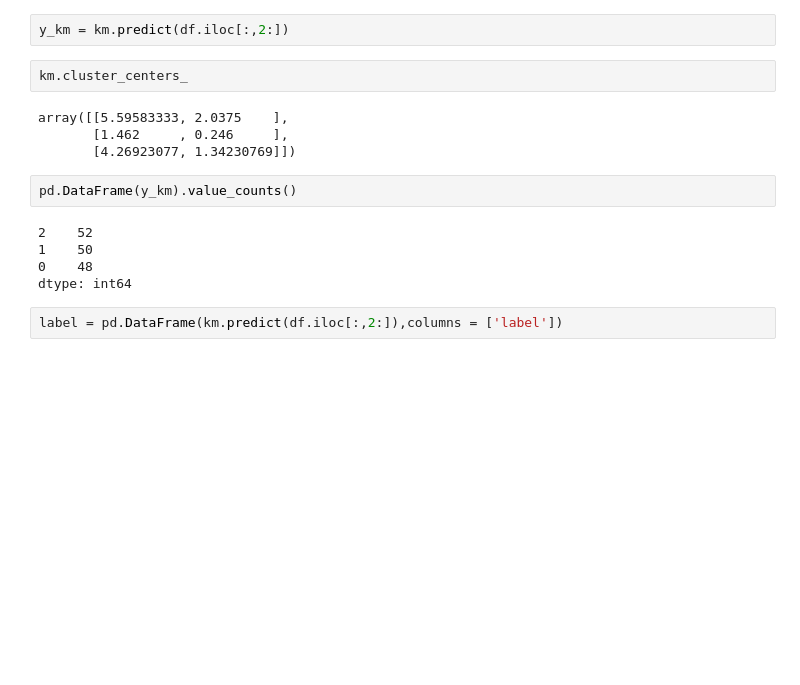
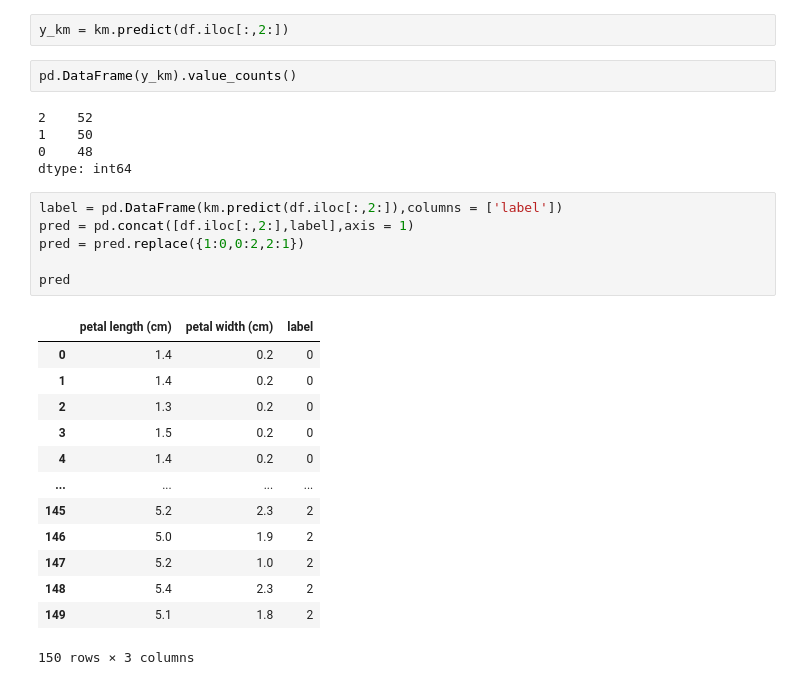
Before and after one commit to yaaqbp/simple_ml_projects, a Jupyter notebook: clustering/clustering.ipynb, the cells around one changed output. Cells and saved outputs as stored; diff of their text form; blank space fills up the shorter version.

```diff
--- a/clustering/clustering.ipynb
+++ b/clustering/clustering.ipynb
@@ -56,12 +56,6 @@ df.iloc[:,2:]
 km = KMeans(n_clusters=3, max_iter=100).fit(df.iloc[:,2:])
 # %%
 y_km = km.predict(df.iloc[:,2:])
-# %%
-km.cluster_centers_
-# %% [output]
-array([[5.59583333, 2.0375    ],
-       [1.462     , 0.246     ],
-       [4.26923077, 1.34230769]])
 # %%
 pd.DataFrame(y_km).value_counts()
 # %% [output]
@@ -71,4 +65,22 @@ pd.DataFrame(y_km).value_counts()
 dtype: int64
 # %%
 label = pd.DataFrame(km.predict(df.iloc[:,2:]),columns = ['label'])
+pred = pd.concat([df.iloc[:,2:],label],axis = 1)
+pred = pred.replace({1:0,0:2,2:1})
+
+pred
+# %% [output]
+|  | petal length (cm) | petal width (cm) | label |
+| 0 | 1.4 | 0.2 | 0 |
+| 1 | 1.4 | 0.2 | 0 |
+| 2 | 1.3 | 0.2 | 0 |
+| 3 | 1.5 | 0.2 | 0 |
+| 4 | 1.4 | 0.2 | 0 |
+| ... | ... | ... | ... |
+| 145 | 5.2 | 2.3 | 2 |
+| 146 | 5.0 | 1.9 | 2 |
+| 147 | 5.2 | 1.0 | 2 |
+| 148 | 5.4 | 2.3 | 2 |
+| 149 | 5.1 | 1.8 | 2 |
+150 rows × 3 columns
 # %%
```
Also changed, not shown: parts of 4 cells of this notebook.
